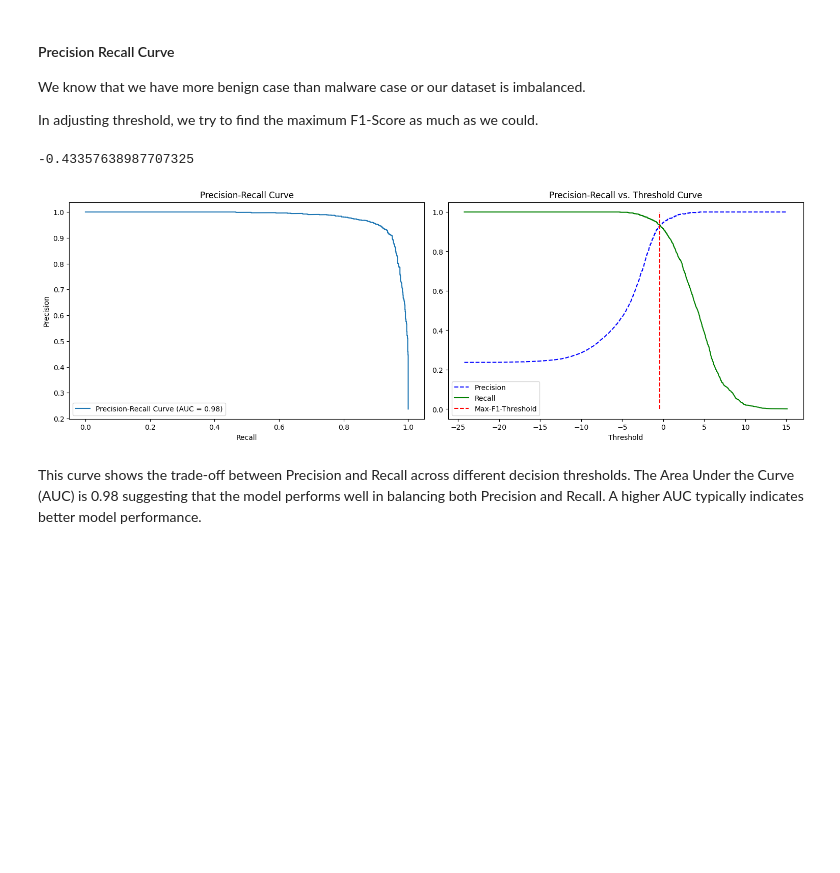
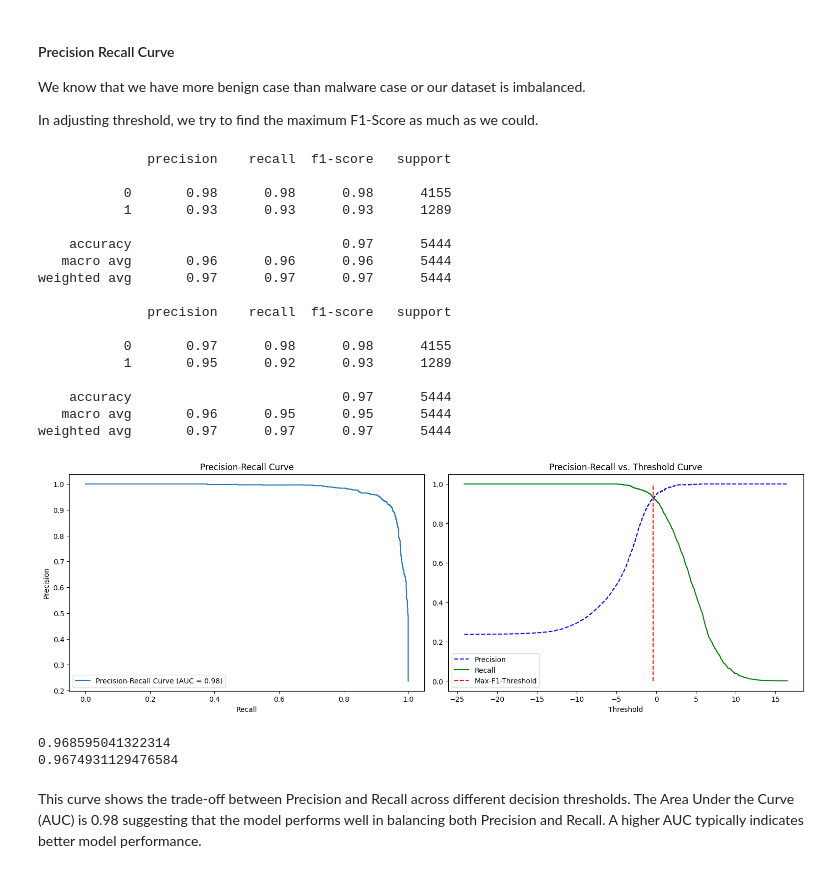
Before and after one commit to raymondsamalo/25S1-C-NYP-ITI111-Applied-Machine-Learning, a Jupyter notebook: AndroidMalwareRaymondSamalo.ipynb, the cells around one changed output. Drawn from its saved outputs; the diff is of its cells as text; code cells hidden in the pictures; blank space fills up the shorter version.

```diff
--- a/AndroidMalwareRaymondSamalo.ipynb
+++ b/AndroidMalwareRaymondSamalo.ipynb
@@ -494,23 +480,16 @@ from sklearn.linear_model import LogisticRegression
 
 def selectFeaturesUsingRFECV(train_X,train_y):
     try:
-        selector = RFECV(LogisticRegression(solver='liblinear', random_state=42), cv=5)
+        selector = RFECV(LogisticRegression(random_state=42), cv=5)
         selector.fit_transform(train_X, train_y)
         selected_columns = train_X.columns[selector.get_support()]
-        return set(selected_columns)
+        return train_X.filter(items=selected_columns.to_list())
     except ValueError as e:
         print(e)
         return None
-def  RFECV_X_Train(train_X,train_y):
-    selected_columns = selectFeaturesUsingRFECV(train_X,train_y)
-    all_columns = set(train_X.columns)
-    drop_columns = all_columns-selected_columns
-    train_X_fs = train_X.copy()
-    train_X_fs.drop(columns=drop_columns, axis=1, inplace=True)
-    return train_X_fs
 
-X_train_rfecv_only = RFECV_X_Train(X_train, y_train)
-X_train_fs = RFECV_X_Train(X_train_cfs, y_train)
+X_train_rfecv_only = selectFeaturesUsingRFECV(X_train, y_train)
+X_train_fs = selectFeaturesUsingRFECV(X_train_cfs, y_train)
 
 print(f"RFECV without Correlation Matrix filtering choose {X_train_rfecv_only.shape[1]} features")
 print(f"RFECV after Correlation Matrix filtering choose {X_train_fs.shape[1]} features")
@@ -530,7 +509,7 @@ from sklearn.metrics import accuracy_score
 
 print("# Using Variance Threshold")
 def get_accuracy_and_model(x_train_chosen):
-    lr_clf = LogisticRegression(solver='liblinear', random_state=42)
+    lr_clf = LogisticRegression(random_state=42)
     lr_clf.fit(x_train_chosen, y_train)
     y_pred = lr_clf.predict(pd.DataFrame(X_test, columns=x_train_chosen.columns))
     accuracy = accuracy_score(y_test, y_pred)*100
@@ -639,31 +603,55 @@ In adjusting threshold, we try to find the maximum F1-Score as much as we could.
 # %%
 from sklearn.metrics import precision_recall_curve,auc
 fig = plt.figure(figsize=(15, 5),layout='constrained')
-y_scores = cross_val_predict(lr_clf_fs, X_train_fs, y_train, cv=5,
+y_pred = cross_val_predict(lr_clf_rfecv, X_train_rfecv_only, y_train, cv=5)
+y_scores = cross_val_predict(lr_clf_rfecv, X_train_rfecv_only, y_train, cv=5,
                              method="decision_function")
 precisions, recalls, thresholds = precision_recall_curve(y_train, y_scores)
 f1_scores = 2 * (precisions * recalls) / (precisions + recalls)
 optimal_idx = np.argmax(f1_scores)
 optimal_threshold = thresholds[optimal_idx]
-print(optimal_threshold)
+y_train_pred_optimal=(y_scores >= optimal_threshold)
+print(classification_report(y_train, y_train_pred_optimal))
+print(classification_report(y_train, y_pred))
 auc_score=auc(recalls, precisions)
 ax = fig.add_subplot(1,2,1)
 ax.plot(recalls, precisions, label=f'Precision-Recall Curve (AUC = {auc_score:.2f})')
 ax.set_xlabel('Recall')
 ax.set_ylabel('Precision')
 ax.set_title('Precision-Recall Curve')
 ax.legend()
 ax = fig.add_subplot(1,2,2)
 ax.plot(thresholds, precisions[:-1], "b--", label="Precision")
 ax.plot(thresholds, recalls[:-1], "g-", label="Recall")
 ax.set_xlabel('Threshold')
 ax.set_title('Precision-Recall vs. Threshold Curve')
 ax.plot([optimal_threshold,optimal_threshold],[0,1],"r--", label="Max-F1-Threshold")
 ax.legend()
 plt.show()
+print(lr_clf_original.score(X_test, y_test))
+X_test_rfecv =X_test.filter(X_train_rfecv_only.columns.to_list())
+print(lr_clf_rfecv.score(X_test_rfecv, y_test))
 # %% [output]
--0.43357638987707325
+              precision    recall  f1-score   support
+
+           0       0.98      0.98      0.98      4155
+           1       0.93      0.93      0.93      1289
+
+    accuracy                           0.97      5444
+   macro avg       0.96      0.96      0.96      5444
+weighted avg       0.97      0.97      0.97      5444
+
+              precision    recall  f1-score   support
+
+           0       0.97      0.98      0.98      4155
+           1       0.95      0.92      0.93      1289
+
+    accuracy                           0.97      5444
+   macro avg       0.96      0.95      0.95      5444
+weighted avg       0.97      0.97      0.97      5444
-[figure, old version]
+[figure, new version]
+0.968595041322314
+0.9674931129476584
 # %% [markdown]
 This curve shows the trade-off between Precision and Recall across different decision thresholds.
 The Area Under the Curve (AUC) is 0.98 suggesting that the model performs well in balancing both Precision and Recall.
```
Also changed, not shown: parts of 8 cells of this notebook.
